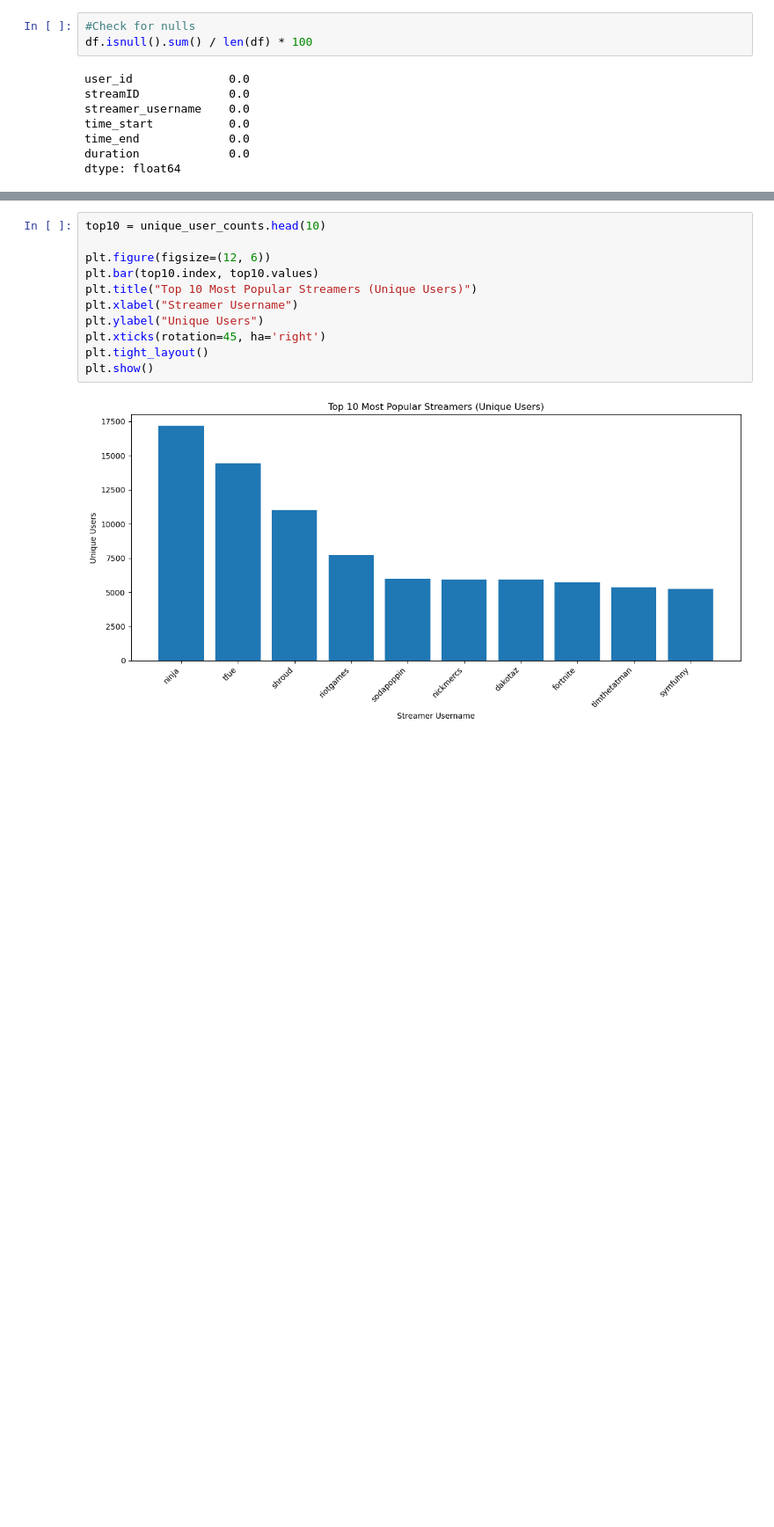
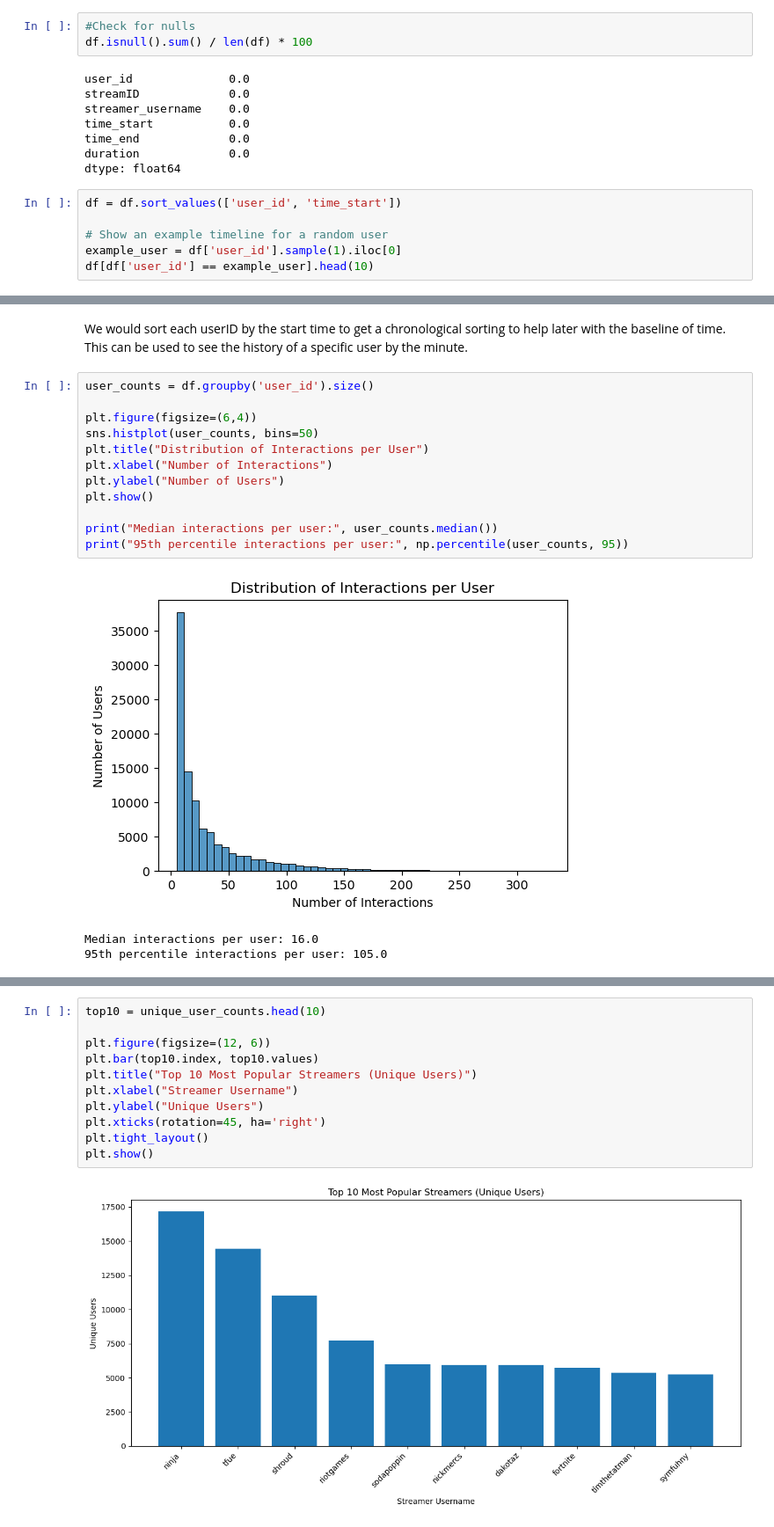
Before and after one commit to alaguelo/CSE158_assignment2, a Jupyter notebook: workbook.ipynb, the cells around one changed output, grey strips where cells are left out. Shown at 88% size. Cells and saved outputs as stored; diff of their text form; blank space fills up the shorter version.

```diff
--- a/workbook.ipynb
+++ b/workbook.ipynb
@@ -54,3 +74,9 @@ time_start           0.0
 time_end             0.0
 duration             0.0
 dtype: float64
+# %%
+df = df.sort_values(['user_id', 'time_start'])
+
+# Show an example timeline for a random user
+example_user = df['user_id'].sample(1).iloc[0]
+df[df['user_id'] == example_user].head(10)
@@ -56,0 +95,18 @@ dtype: float64
+# %% [markdown]
+We would sort each userID by the start time to get a chronological sorting to help later with the baseline of time. This can be used to see the history of a specific user by the minute.
+# %%
+user_counts = df.groupby('user_id').size()
+
+plt.figure(figsize=(6,4))
+sns.histplot(user_counts, bins=50)
+plt.title("Distribution of Interactions per User")
+plt.xlabel("Number of Interactions")
+plt.ylabel("Number of Users")
+plt.show()
+
+print("Median interactions per user:", user_counts.median())
+print("95th percentile interactions per user:", np.percentile(user_counts, 95))
+# %% [output]
+[figure, added]
+Median interactions per user: 16.0
+95th percentile interactions per user: 105.0
```
Also changed, not shown: parts of 16 cells of this notebook.
